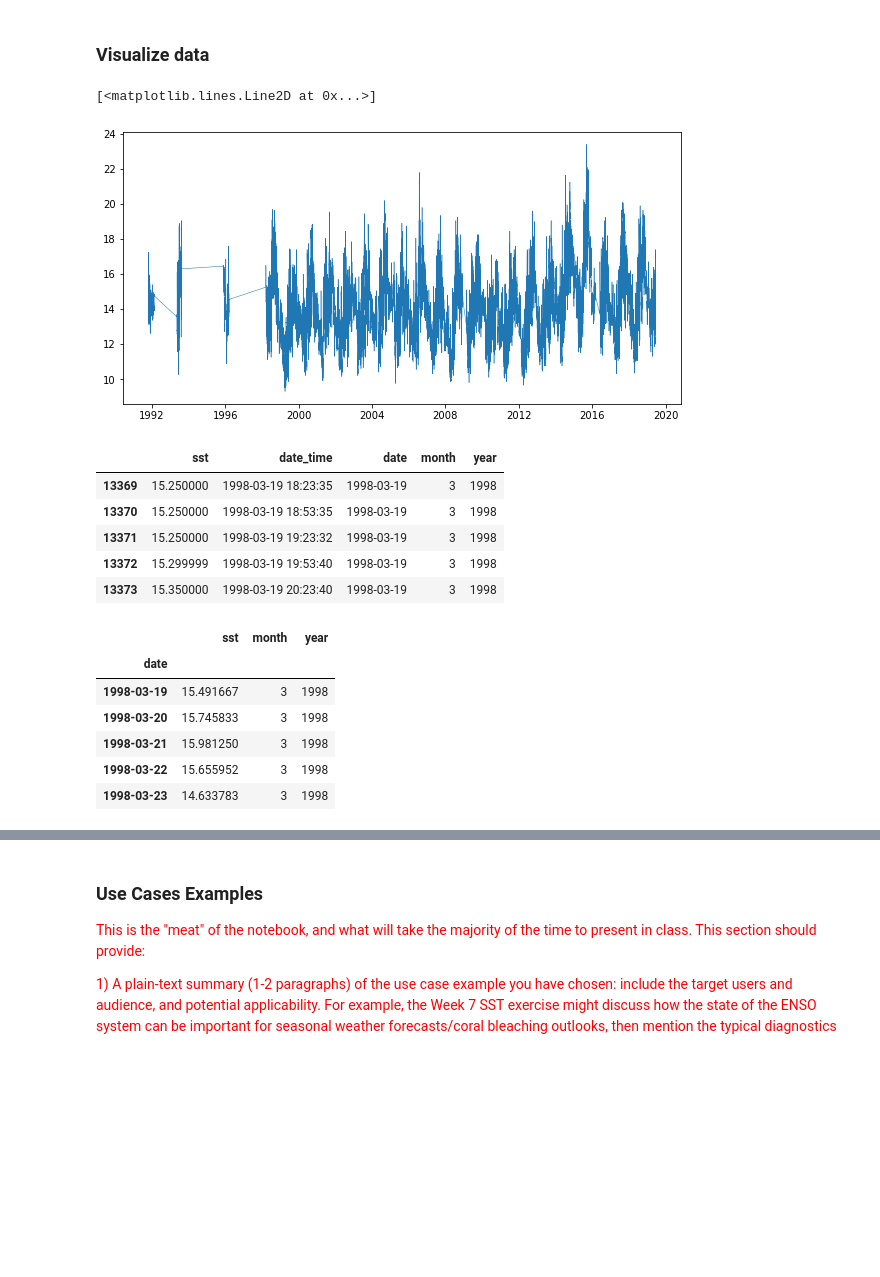
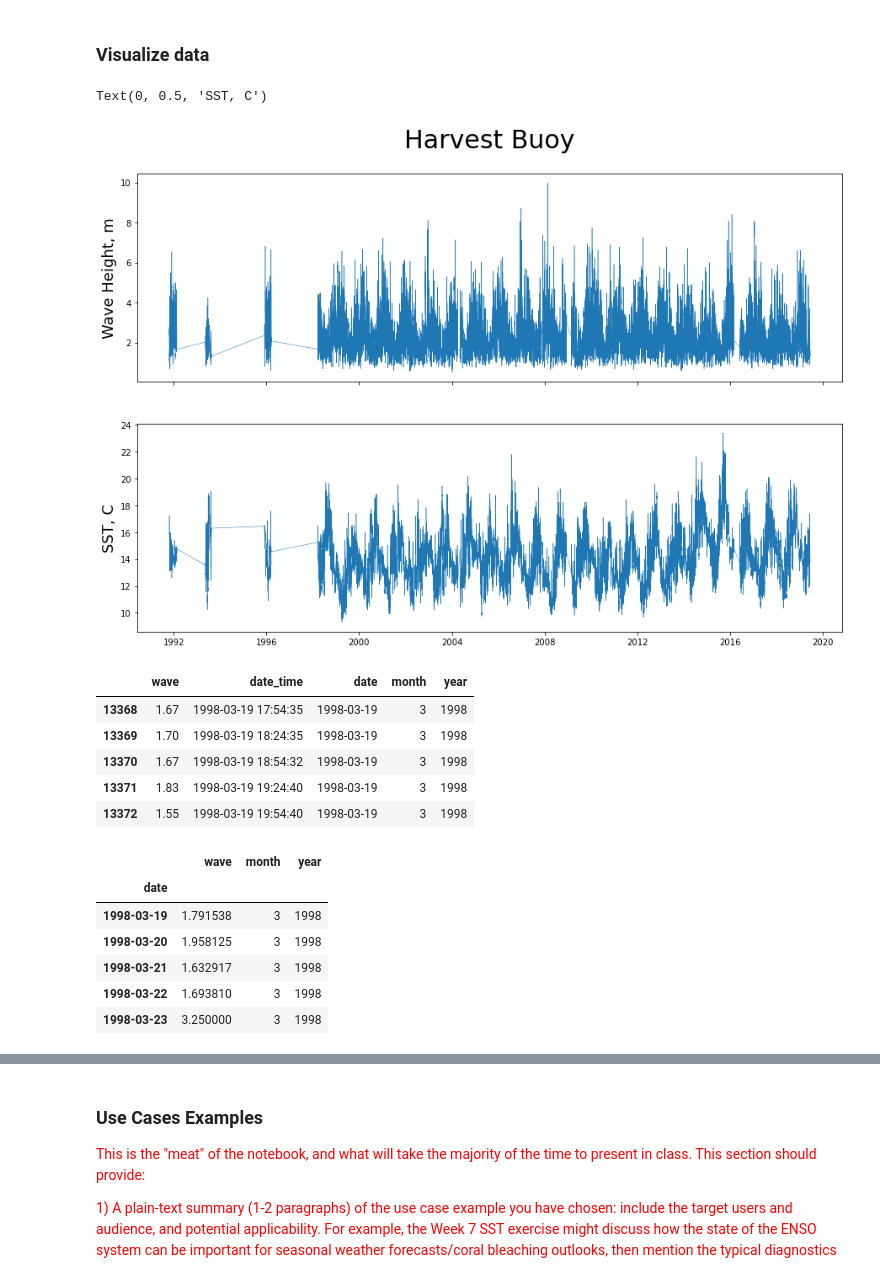
Before and after one commit to mk-waves/mk-waves-tutorial, a Jupyter notebook: tutorial_complete.ipynb, the cells around one changed output, grey strips where cells are left out. Drawn from its saved outputs; the diff is of its cells as text; code cells hidden in the pictures; blank space fills up the shorter version.

Commit message:
plot added

```diff
--- a/tutorial_complete.ipynb
+++ b/tutorial_complete.ipynb
@@ -247,16 +251,42 @@ sst_df['month'] = sst_df['date_time'].dt.month
 
 # Pull out year from datetime
 sst_df['year'] = sst_df['date_time'].dt.year
+# %%
+# Use num2date on wave_time_var
+wave_time = netCDF4.num2date(wave_time_var[:], wave_time_var.units, only_use_cftime_datetimes=False)
+# %%
+# Make an empty pandas dataframe
+wave_df = pd.DataFrame()
+
+# Fill it with SST and the date time it was collected
+wave_df['wave'] = wave
+wave_df['date_time'] = wave_time
+# %%
+# Make date_time column a pandas date_time
+wave_df['date_time'] = pd.to_datetime(wave_df['date_time'])
+# %%
+# Pull out date from datetime
+wave_df['date'] = wave_df['date_time'].dt.date
+
+# Pull out month from datetime
+wave_df['month'] = wave_df['date_time'].dt.month
+
+# Pull out year from datetime
+wave_df['year'] = wave_df['date_time'].dt.year
 # %% [markdown]
 <a id='visualize'></a>
 ### Visualize data
 # %%
 # Plot here to see what the data looks like
-plt.figure(figsize = (10, 5))
-plt.plot(sst_df.date, sst_df.sst, linewidth = .5)
+f, (pHs, pSst) = plt.subplots(2, 1, sharex=True, figsize=(15,10))
+pSst.plot(sst_df.date, sst_df.sst, linewidth = 0.5)
+pHs.plot(wave_df.date, wave_df.wave, linewidth = 0.5)
+plt.title("Harvest Buoy", fontsize=30, y = 2.3)
+pHs.set_ylabel('Wave Height, m', fontsize=18)
+pSst.set_ylabel('SST, C', fontsize=18)
 # %% [output]
-[<matplotlib.lines.Line2D at 0x...>]
+Text(0, 0.5, 'SST, C')
-[figure, old version]
+[figure, new version]
 # %%
 # Filter data to be greater than 1997 to dump missing values
 sst_df = sst_df[sst_df['year'] > 1997]
@@ -263,11 +295,12 @@ sst_df = sst_df[sst_df['year'] > 1997]
 # %%
 # Inspect data
 sst_df.head()
+wave_df.head()
 # %% [output]
-|  | sst | date_time | date | month | year |
-| 13369 | 15.250000 | 1998-03-19 18:23:35 | 1998-03-19 | 3 | 1998 |
-| 13370 | 15.250000 | 1998-03-19 18:53:35 | 1998-03-19 | 3 | 1998 |
-| 13371 | 15.250000 | 1998-03-19 19:23:32 | 1998-03-19 | 3 | 1998 |
-| 13372 | 15.299999 | 1998-03-19 19:53:40 | 1998-03-19 | 3 | 1998 |
-| 13373 | 15.350000 | 1998-03-19 20:23:40 | 1998-03-19 | 3 | 1998 |
+|  | wave | date_time | date | month | year |
+| 13368 | 1.67 | 1998-03-19 17:54:35 | 1998-03-19 | 3 | 1998 |
+| 13369 | 1.70 | 1998-03-19 18:24:35 | 1998-03-19 | 3 | 1998 |
+| 13370 | 1.67 | 1998-03-19 18:54:32 | 1998-03-19 | 3 | 1998 |
+| 13371 | 1.83 | 1998-03-19 19:24:40 | 1998-03-19 | 3 | 1998 |
+| 13372 | 1.55 | 1998-03-19 19:54:40 | 1998-03-19 | 3 | 1998 |
 # %%
@@ -276,13 +311,14 @@ sst_daily = sst_df.groupby('date').agg({'sst': 'mean', 'month': 'first', 'year':
 # %%
 # Inspect Data
 sst_daily.head()
+wave_daily.head()
 # %% [output]
-|  | sst | month | year |
+|  | wave | month | year |
 | date |  |  |  |
-| 1998-03-19 | 15.491667 | 3 | 1998 |
-| 1998-03-20 | 15.745833 | 3 | 1998 |
-| 1998-03-21 | 15.981250 | 3 | 1998 |
-| 1998-03-22 | 15.655952 | 3 | 1998 |
-| 1998-03-23 | 14.633783 | 3 | 1998 |
+| 1998-03-19 | 1.791538 | 3 | 1998 |
+| 1998-03-20 | 1.958125 | 3 | 1998 |
+| 1998-03-21 | 1.632917 | 3 | 1998 |
+| 1998-03-22 | 1.693810 | 3 | 1998 |
+| 1998-03-23 | 3.250000 | 3 | 1998 |
 # %%
 # PLot daily values
```
Also changed, not shown: parts of 6 cells of this notebook.
